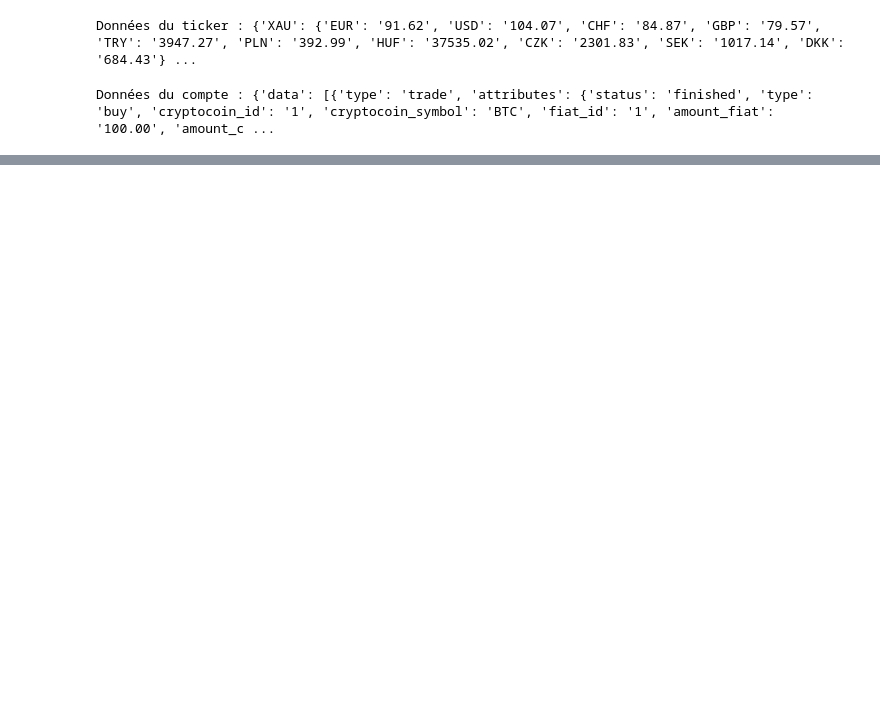
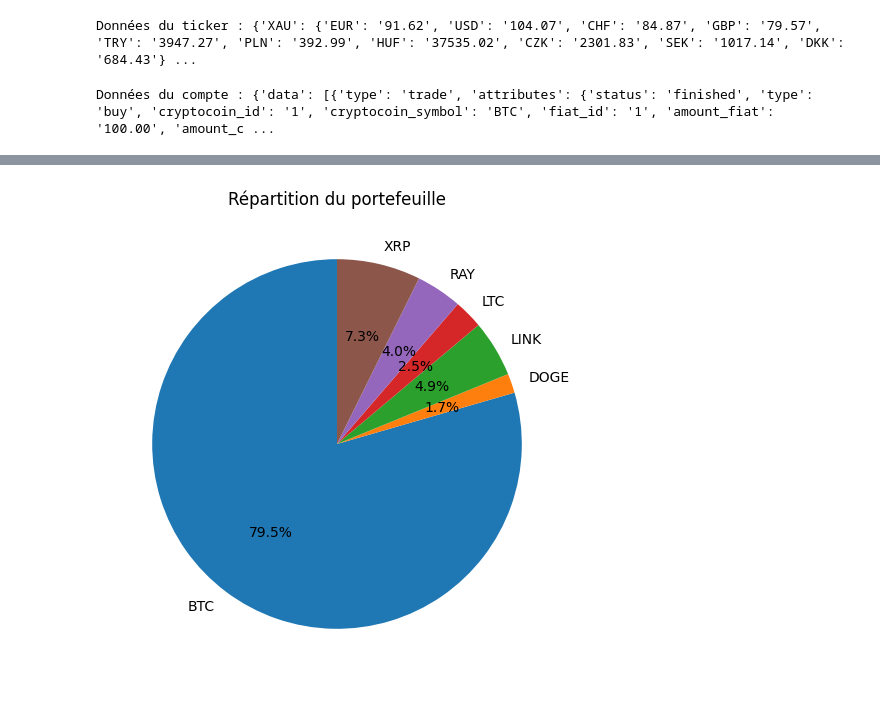
Before and after one commit to julian240502/InvestmentWallet, a Jupyter notebook: notebooks/bitpandas.ipynb, the cells around one changed output, grey strips where cells are left out. Cells and saved outputs as stored; diff of their text form; code cells hidden in the pictures; blank space fills up the shorter version.

```diff
--- a/notebooks/bitpandas.ipynb
+++ b/notebooks/bitpandas.ipynb
@@ -48,0 +170,11 @@ Données du compte : {'data': [{'type': 'trade', 'attributes': {'status': 'finis
+# %%
+import sys
+import os
+sys.path.append(os.path.abspath(os.path.join(os.getcwd(), "..")))
+from src.ingestion import enrich_wallet_with_price
+
+from src.user import get_wallets , get_trades, get_wallets_transactions
+df2 = get_wallets(process=True)
+
+df_wallets = enrich_wallet_with_price(df2)
+df_wallets.head(20)
@@ -48,0 +198,16 @@ Données du compte : {'data': [{'type': 'trade', 'attributes': {'status': 'finis
+# %%
+import matplotlib.pyplot as plt
+# On filtre pour ne garder que les actifs pour lesquels le total_value est défini
+df_valid = df_wallets.dropna(subset=["total_value"])
+df_valid = df_valid[df_valid["total_value"] > 0]
+
+# Agrégation par symbole (au cas où vous auriez plusieurs lignes par symbole)
+aggregated = df_valid.groupby("symbol")["total_value"].sum()
+
+# Création du graphique en camembert
+plt.figure(figsize=(8, 6))
+plt.pie(aggregated, labels=aggregated.index, autopct='%1.1f%%', startangle=90)
+plt.title("Répartition du portefeuille")
+plt.show()
+# %% [output]
+[figure, added]
```
Also changed, not shown: parts of 12 cells of this notebook, 6 other files.
